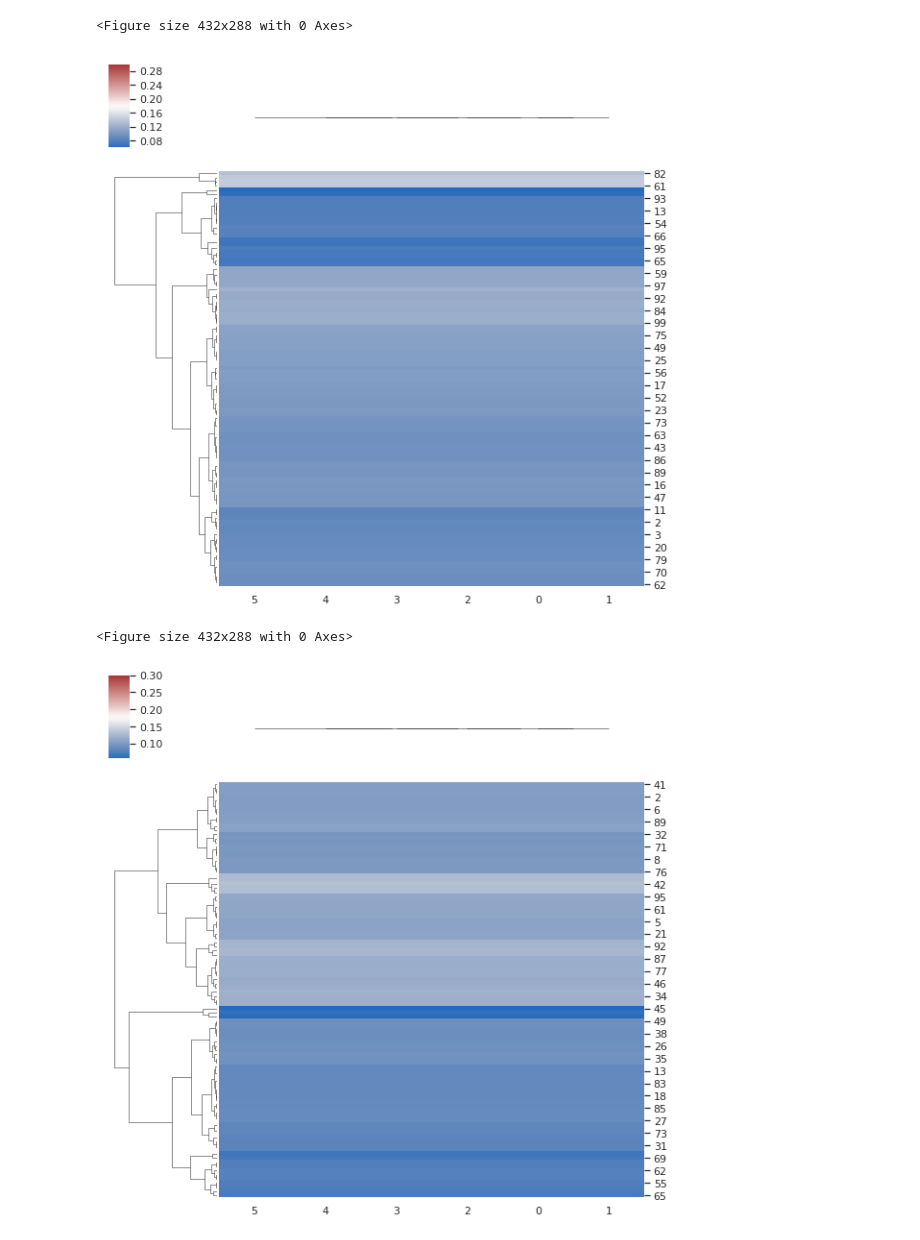
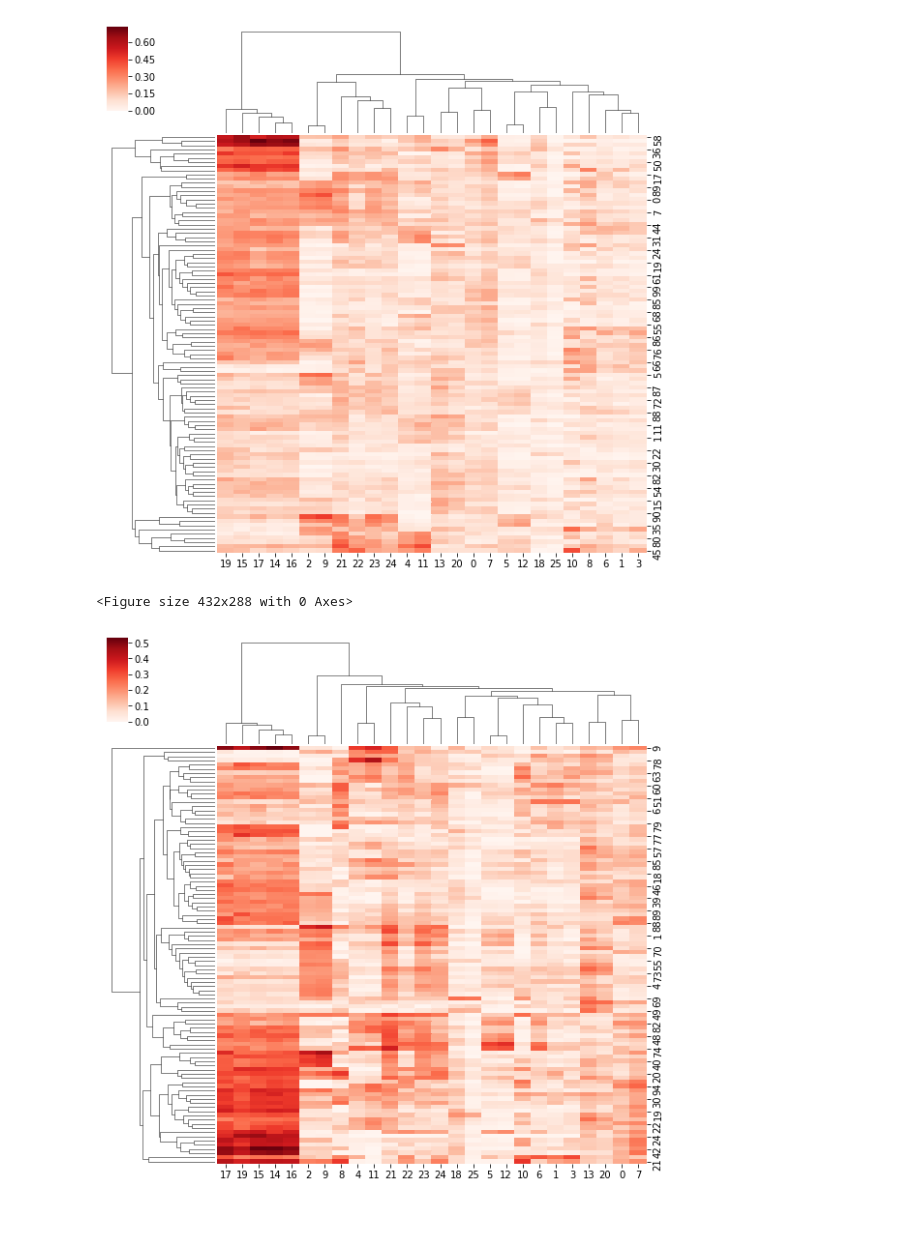
Before and after one commit to QinglinDong/vsDBN, a Jupyter notebook: MOTOR_DBN_GLM.ipynb, the cells around one changed output. Drawn from its saved outputs; the diff is of its cells as text; code cells hidden in the pictures.

```diff
--- a/MOTOR_DBN_GLM.ipynb
+++ b/MOTOR_DBN_GLM.ipynb
@@ -4,6 +4,12 @@ def MapOverlap( a, b):
     Intersect = np.logical_and(a, b)
     Union=np.logical_or(a, b)
     return np.count_nonzero(Intersect)/np.count_nonzero(Union)
+# %%
+def MapHierach( a, b):
+    I = np.count_nonzero(np.logical_and(a, b))
+    A=np.count_nonzero(a)
+    B=np.count_nonzero(b)
+    return I/min([A,B])
 # %%
 from scipy.stats import entropy
 def KL(a,b):
@@ -17,7 +28,7 @@ def LayerOverlap(A,B):
         print(i)
         for j,b in enumerate(B):
 #             score=metrics.mutual_info_score(a,b)
-            score=MapOverlap(a,b)
+            score=MapHierach(a,b)
 #             score=KL(a,b)
             D[i].append(score)
     return D
@@ -26,10 +37,26 @@ from nilearn.datasets import load_mni152_brain_mask
 mask_img = load_mni152_brain_mask()
 
 from nilearn import image
-GLM=image.load_img('/home/share/TmpData/Qinglin/HCP_4mm_GLM/EMOTION/IC1_high.nii.gz')
+GLM=image.load_img('/home/share/TmpData/Qinglin/HCP_4mm_GLM/MOTOR/IC1_high.nii.gz')
 
 from nilearn.input_data import NiftiMasker
 masker = NiftiMasker(mask_img=mask_img,standardize=True)
 
 masker.fit()
 maps_GLM=masker.transform(GLM)
+maps_GLM[maps_GLM<0]=0
+from nilearn.image import iter_img
+from nilearn.plotting import plot_stat_map, show
+from pylab import figure
+import os
+
+def save_maps(components_img,dir):
+    if not os.path.exists(dir):
+        os.makedirs(dir)
+    components_img = masker.inverse_transform(components_img)
+    for i, cur_img in enumerate(iter_img(components_img)):
+        outname=dir+str(i)+'.png'
+        plot_stat_map(cur_img, display_mode="z", title="ICN %d" % i,
+                      cut_coords=1, colorbar=False,output_file=outname)
+
+save_maps(maps_GLM,dir='/home/share/TmpData/Qinglin/HCP_Group_DBN/MOTOR_GLM/')
@@ -105,11 +98,8 @@ SyntaxError: invalid syntax (<ipython-input-59-247fe6d2a687>, line 24)
 # %%
-%matplotlib inline
-import matplotlib.pyplot as plt
-import seaborn as sns
+
+
 plt.figure()
-sns.clustermap(D1,cmap="vlag",vmax=.3)
+sns_plot=sns.clustermap(D2,cmap="Reds")
 plt.figure()
-sns.clustermap(D2,cmap="vlag",vmax=.3)
-plt.figure()
-sns.clustermap(D3,cmap="vlag",vmax=.3)
+sns_plot=sns.clustermap(D3,cmap="Reds")
 # %% [output]
@@ -122,4 +110,3 @@ left=0, right=0.0
+[figure, new version]
 <Figure size 432x288 with 0 Axes>
-[figure, old version]
-<Figure size 432x288 with 0 Axes>
-[figure, old version]
+[figure, new version]
```
Also changed, not shown: parts of 6 cells of this notebook, 6 other files.
